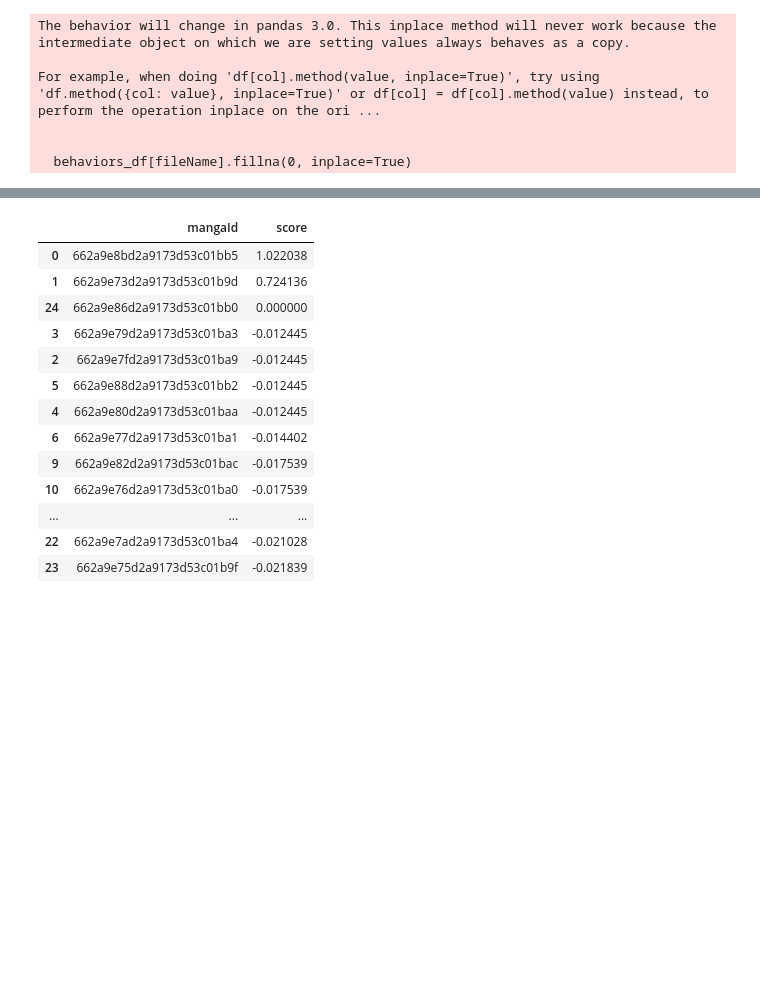
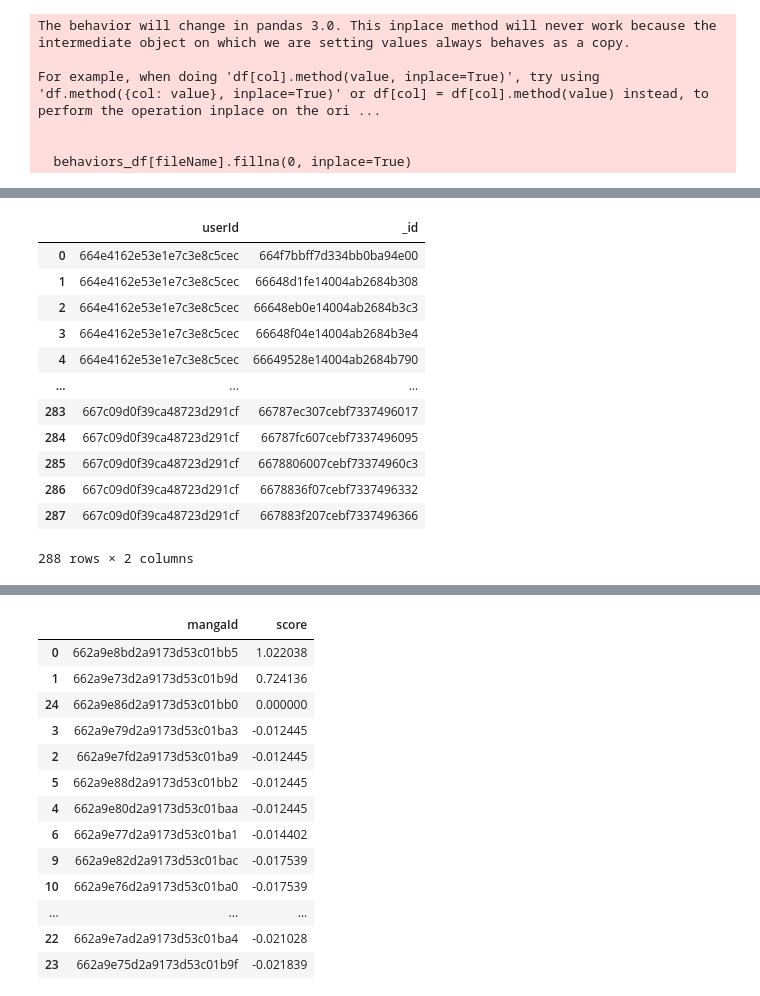
Before and after one commit to Quytateam/Manga_Scripts, a Jupyter notebook: notebooks/recommender_systems.ipynb, the cells around one changed output, grey strips where cells are left out. Cells and saved outputs as stored; diff of their text form; code cells hidden in the pictures; blank space fills up the shorter version.

```diff
--- a/notebooks/recommender_systems.ipynb
+++ b/notebooks/recommender_systems.ipynb
@@ -24,5 +44,21 @@ for user_id in user_id_list:
 # %%
 expanded_df = pd.DataFrame(expanded_data)
+# %%
+expanded_df
+# %% [output]
+|  | userId | _id |
+| 0 | 664e4162e53e1e7c3e8c5cec | 664f7bbff7d334bb0ba94e00 |
+| 1 | 664e4162e53e1e7c3e8c5cec | 66648d1fe14004ab2684b308 |
+| 2 | 664e4162e53e1e7c3e8c5cec | 66648eb0e14004ab2684b3c3 |
+| 3 | 664e4162e53e1e7c3e8c5cec | 66648f04e14004ab2684b3e4 |
+| 4 | 664e4162e53e1e7c3e8c5cec | 66649528e14004ab2684b790 |
+| ... | ... | ... |
+| 283 | 667c09d0f39ca48723d291cf | 66787ec307cebf7337496017 |
+| 284 | 667c09d0f39ca48723d291cf | 66787fc607cebf7337496095 |
+| 285 | 667c09d0f39ca48723d291cf | 6678806007cebf73374960c3 |
+| 286 | 667c09d0f39ca48723d291cf | 6678836f07cebf7337496332 |
+| 287 | 667c09d0f39ca48723d291cf | 667883f207cebf7337496366 |
+288 rows × 2 columns
 # %%
 expanded_df.rename(columns={'_id': 'mangaId'}, inplace=True)
 merged_df = pd.merge(expanded_df, behaviors_df, on=['userId', 'mangaId'], how='left')
```
Also changed, not shown: parts of 12 cells of this notebook, 38 other files.
